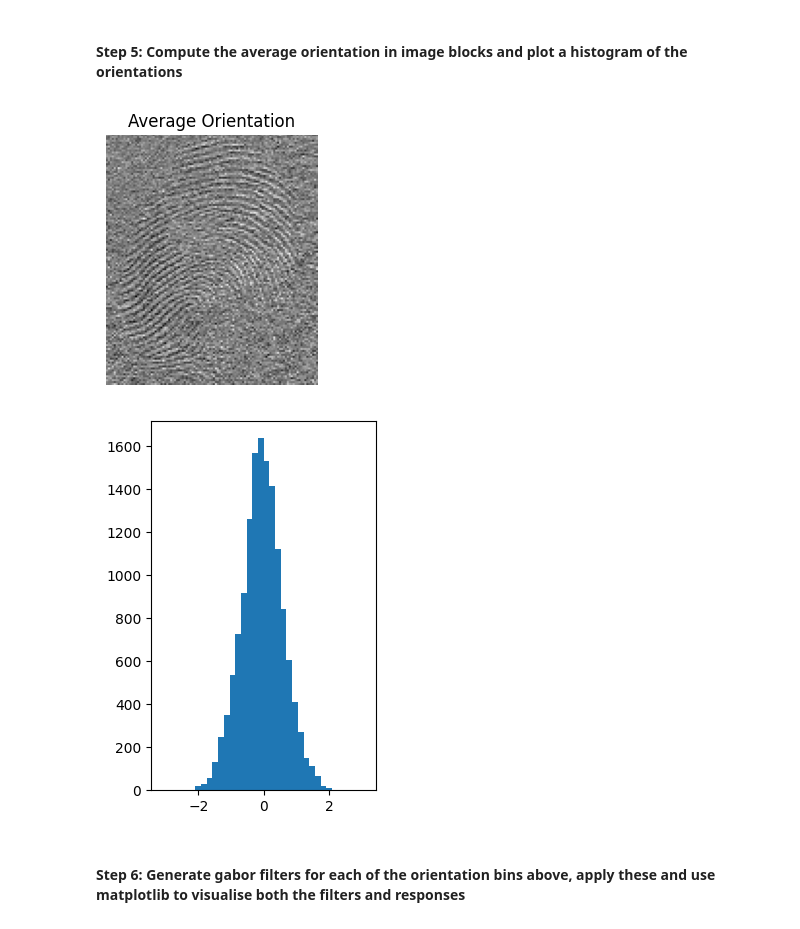
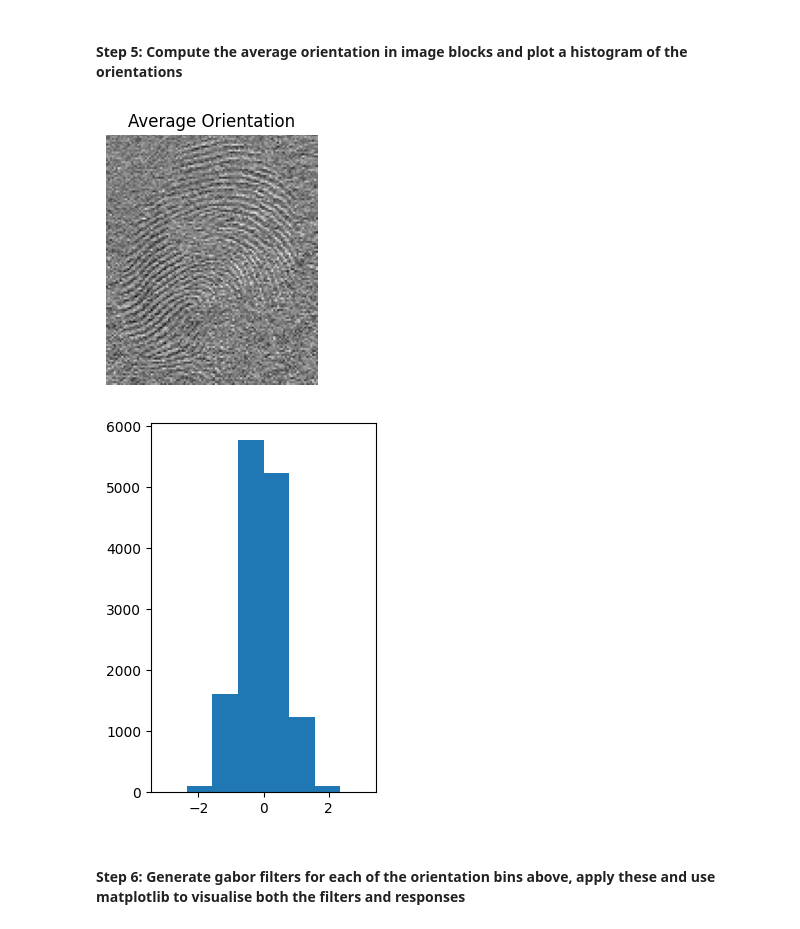
Before and after one commit to Xenn-Nyx/ECE4076, a Jupyter notebook: Lab 1 Student pack/Student pack/Lab1_student_template.ipynb, the cells around one changed output. Saved outputs shown, nothing was run; the diff lists cells and outputs as text; code cells hidden in the pictures.

```diff
--- a/Lab 1 Student pack/Student pack/Lab1_student_template.ipynb
+++ b/Lab 1 Student pack/Student pack/Lab1_student_template.ipynb
@@ -177,30 +177,30 @@ plt.show()
 # %%
 #define the kernal size
 KERNEL_SIZE = 5
 if KERNEL_SIZE % 2 == 0:
     print("Kernel size must be odd, adding 1")
     KERNEL_SIZE += 1
-BINS = 36
+BINS = 8
 
 # Define the kernel
 custKernel = np.ones((KERNEL_SIZE, KERNEL_SIZE), np.float32) / (KERNEL_SIZE ** 2)
 avgOri = my_conv(orientation, custKernel, KERNEL_SIZE)
 
 #plot the image
 plt.figure(figsize=(6, 6))
 plt.subplot(1, 2, 1)
 plt.imshow(avgOri, cmap='gray')
 plt.title("Average Orientation")
 plt.axis("off")
 plt.show()
 
 #Create histogram
 plt.subplot(1, 2, 2)
 plt.hist(avgOri.ravel(), bins=BINS, range=[-np.pi, np.pi])
 plt.show()
 # %% [output]
 [figure]
-[figure, old version]
+[figure, new version]
 # %% [markdown]
 #### Step 6: Generate gabor filters for each of the orientation bins above, apply these and use matplotlib to visualise both the filters and responses
 # %%
```
Also changed, not shown: parts of 2 cells of this notebook, 1 other file.
